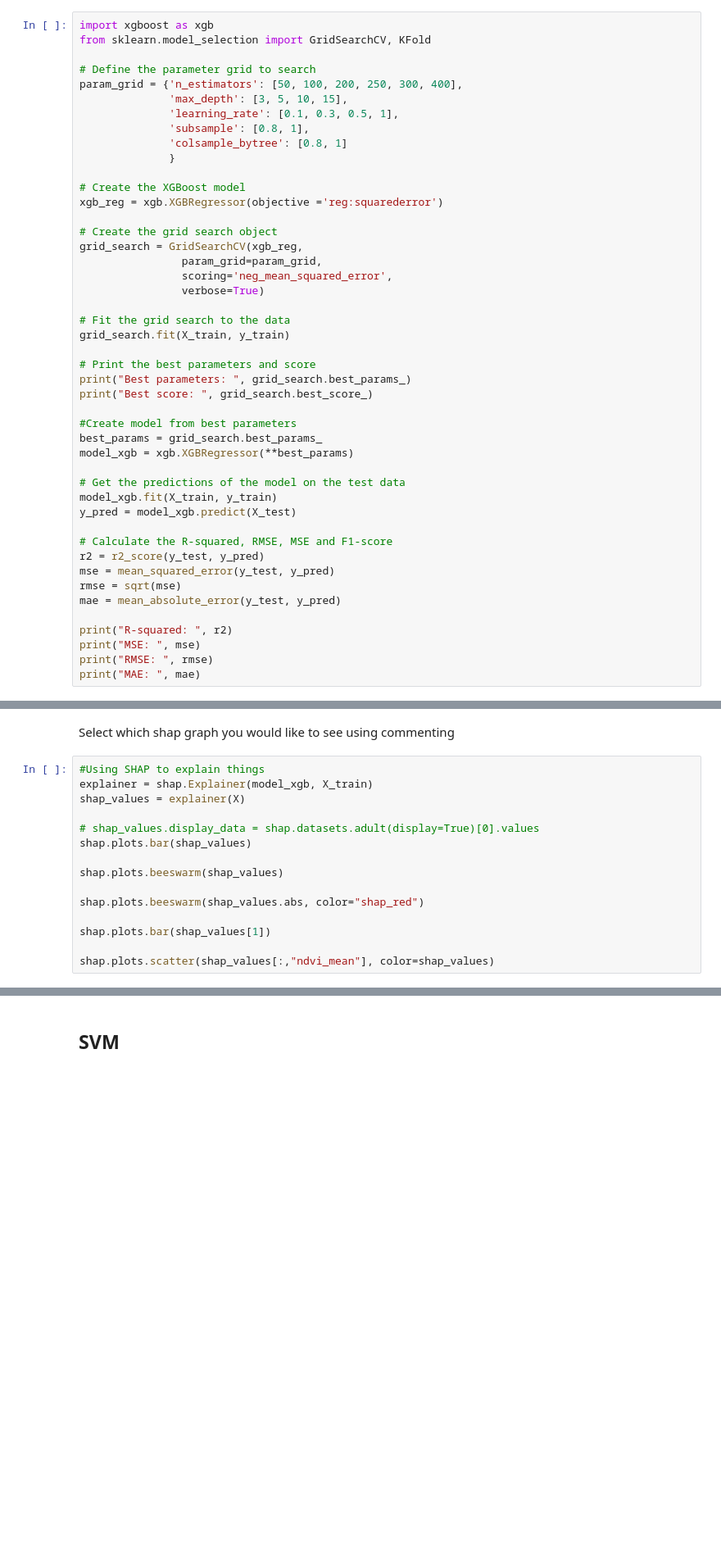
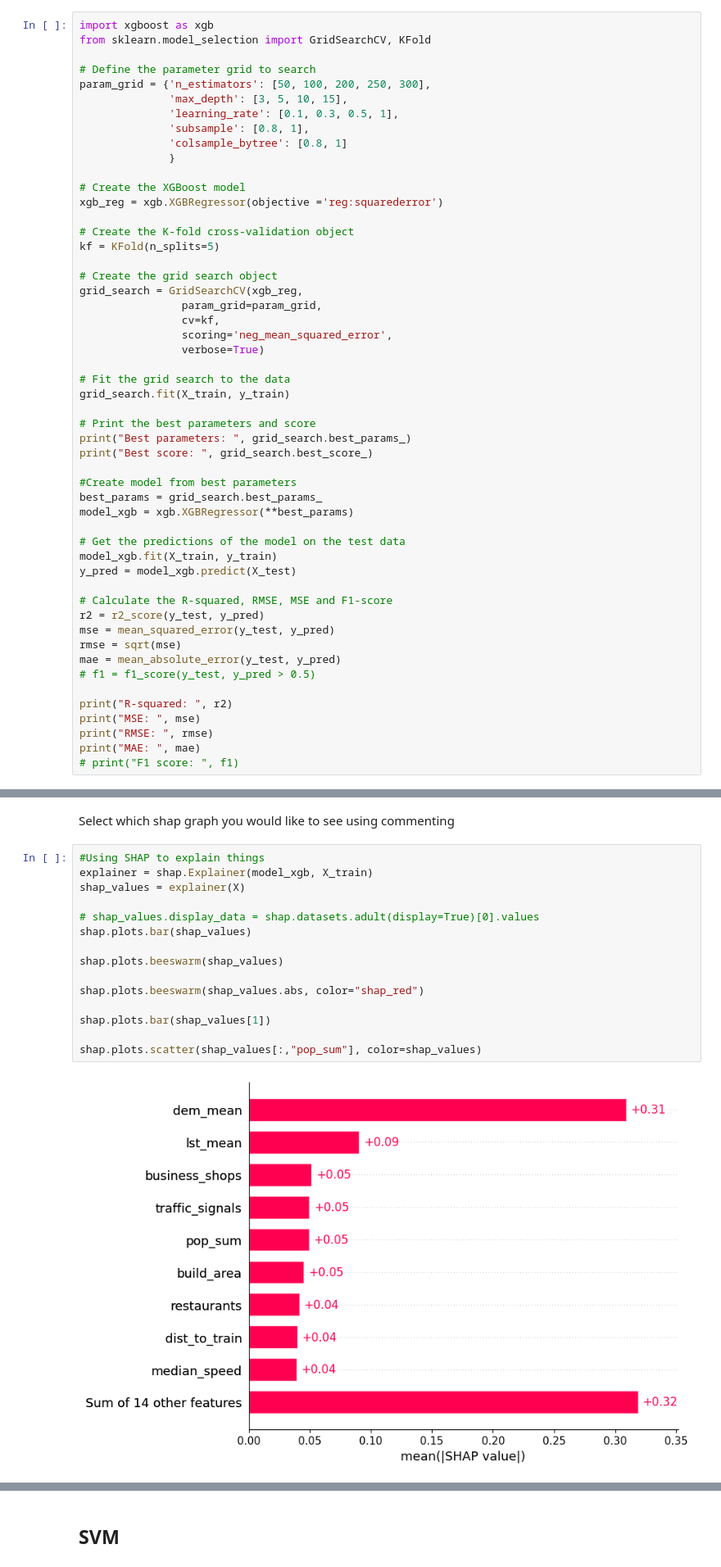
Before and after one commit to finn-wink/cycling_counter_prediction, a Jupyter notebook: models/Netherlands_ML.ipynb, the cells around one changed output, grey strips where cells are left out. Shown at 82% size. Drawn from its saved outputs; the diff is of its cells as text; blank space fills up the shorter version.

```diff
--- a/models/Netherlands_ML.ipynb
+++ b/models/Netherlands_ML.ipynb
@@ -148,7 +173,7 @@ import xgboost as xgb
 from sklearn.model_selection import GridSearchCV, KFold
 
 # Define the parameter grid to search
-param_grid = {'n_estimators': [50, 100, 200, 250, 300, 400],
+param_grid = {'n_estimators': [50, 100, 200, 250, 300],
               'max_depth': [3, 5, 10, 15],
               'learning_rate': [0.1, 0.3, 0.5, 1],
               'subsample': [0.8, 1],
@@ -158,9 +183,13 @@ param_grid = {'n_estimators': [50, 100, 200, 250, 300, 400],
 # Create the XGBoost model
 xgb_reg = xgb.XGBRegressor(objective ='reg:squarederror')
 
+# Create the K-fold cross-validation object
+kf = KFold(n_splits=5)
+
 # Create the grid search object
 grid_search = GridSearchCV(xgb_reg,
                 param_grid=param_grid,
+                cv=kf,
                 scoring='neg_mean_squared_error',
                 verbose=True)
 
@@ -184,9 +213,11 @@ r2 = r2_score(y_test, y_pred)
 mse = mean_squared_error(y_test, y_pred)
 rmse = sqrt(mse)
 mae = mean_absolute_error(y_test, y_pred)
+# f1 = f1_score(y_test, y_pred > 0.5)
 
 print("R-squared: ", r2)
 print("MSE: ", mse)
 print("RMSE: ", rmse)
 print("MAE: ", mae)
+# print("F1 score: ", f1)
 # %% [output]
@@ -202,15 +267,17 @@ Select which shap graph you would like to see using commenting
 # %%
 #Using SHAP to explain things
 explainer = shap.Explainer(model_xgb, X_train)
 shap_values = explainer(X)
 
 # shap_values.display_data = shap.datasets.adult(display=True)[0].values
 shap.plots.bar(shap_values)
 
 shap.plots.beeswarm(shap_values)
 
 shap.plots.beeswarm(shap_values.abs, color="shap_red")
 
 shap.plots.bar(shap_values[1])
 
-shap.plots.scatter(shap_values[:,"ndvi_mean"], color=shap_values)
+shap.plots.scatter(shap_values[:,"pop_sum"], color=shap_values)
+# %% [output]
+[figure, added]
```
Also changed, not shown: parts of 11 cells of this notebook, 10 other files.
